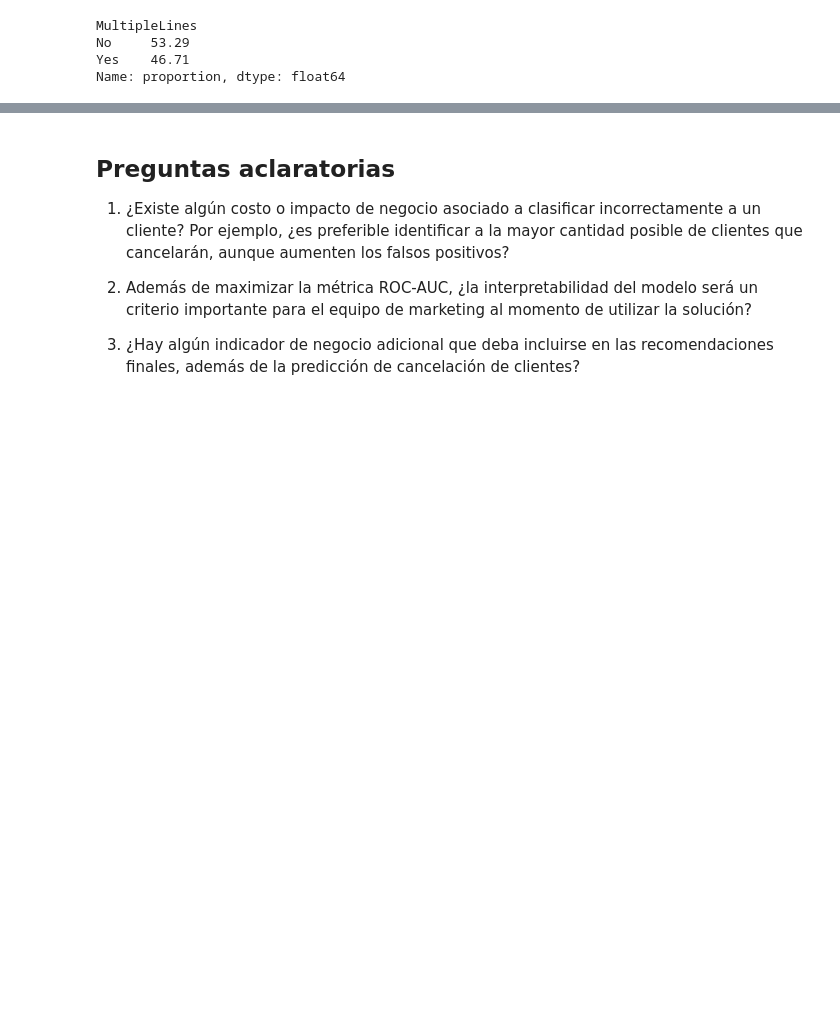
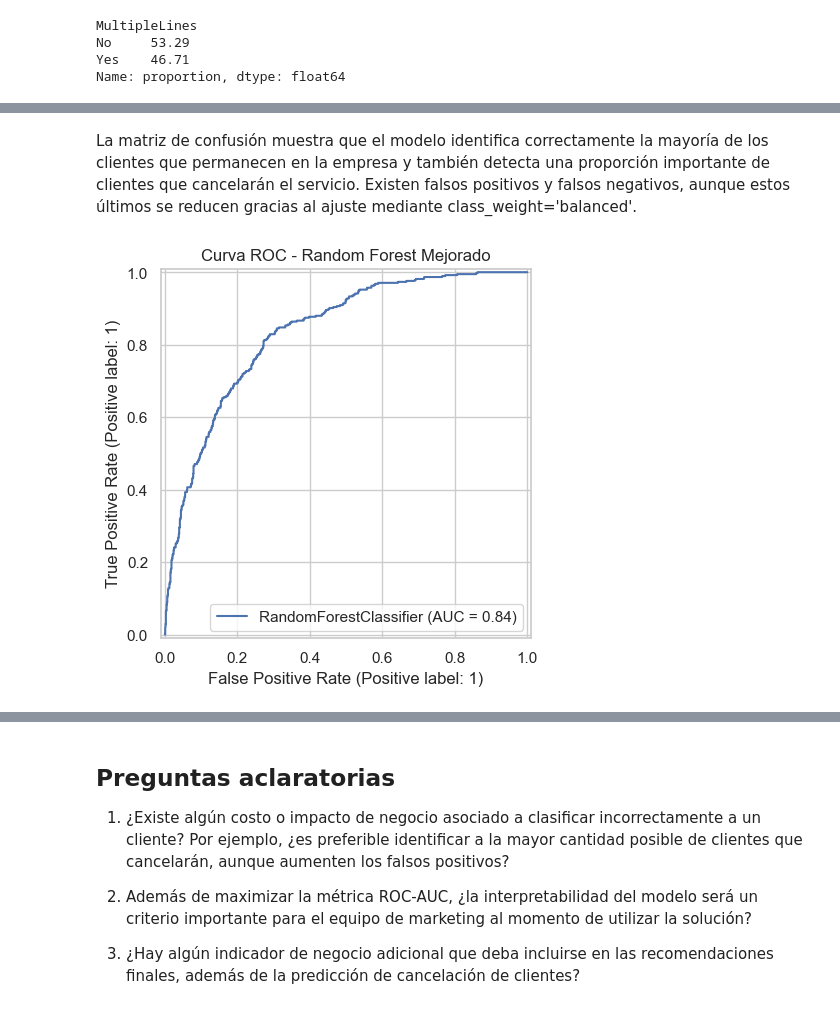
Before and after one commit to Hpaz96/Servicios-de-Interconnect, a Jupyter notebook: notebooks/02_modelo_final.ipynb, the cells around one changed output, grey strips where cells are left out. Saved outputs shown, nothing was run; the diff lists cells and outputs as text; code cells hidden in the pictures; blank space fills up the shorter version.

```diff
--- a/notebooks/02_modelo_final.ipynb
+++ b/notebooks/02_modelo_final.ipynb
@@ -941,0 +1400,13 @@ El conjunto de datos phone.csv no presenta valores faltantes ni registros duplic
+# %% [markdown]
+La matriz de confusión muestra que el modelo identifica correctamente la mayoría de los clientes que permanecen en la empresa y también detecta una proporción importante de clientes que cancelarán el servicio. Existen falsos positivos y falsos negativos, aunque estos últimos se reducen gracias al ajuste mediante class_weight='balanced'.
+# %%
+RocCurveDisplay.from_estimator(
+    modelo_rf_mejorado,
+    X_test_procesado,
+    y_test
+)
+
+plt.title("Curva ROC - Random Forest Mejorado")
+plt.show()
+# %% [output]
+[figure, added]
```
Also changed, not shown: parts of 59 cells of this notebook.
